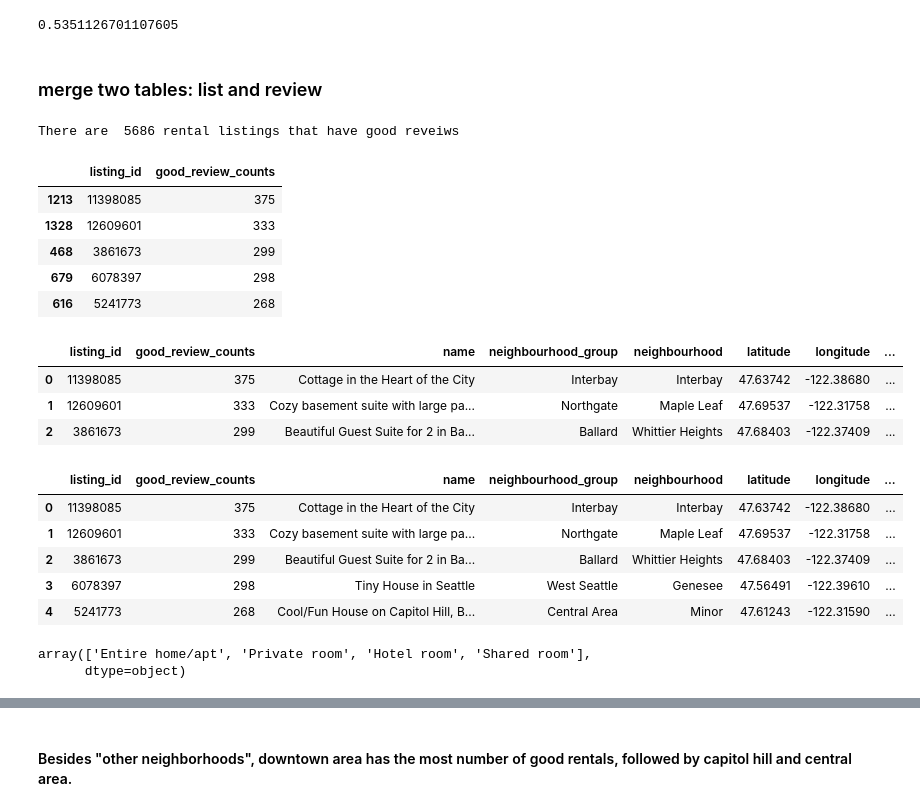
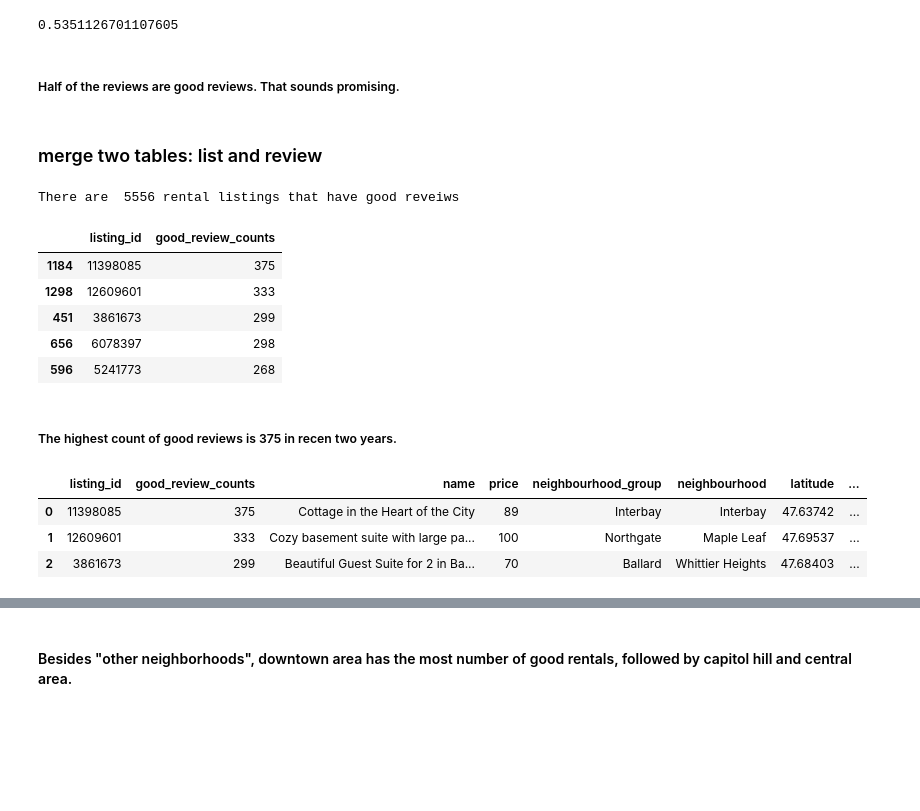
Before and after one commit to texcindy99/Find_My_Favorite_Airbnb_Rental_in_Seattle, a Jupyter notebook: Seattle_Airbnb_Investigation.ipynb, the cells around one changed output, grey strips where cells are left out. Drawn from its saved outputs; the diff is of its cells as text; code cells hidden in the pictures; blank space fills up the shorter version.

```diff
--- a/Seattle_Airbnb_Investigation.ipynb
+++ b/Seattle_Airbnb_Investigation.ipynb
@@ -160,9 +376,9 @@ review.shape
 # %%
 # Get the review list which only containing good reviews in 2018~2020
-words='good|better|best|excellent|perfect|wonderful|unique|great|awesome|nice|pretty|stylish|cute|fabulous \
+keywords='good|better|best|excellent|perfect|wonderful|unique|great|awesome|nice|pretty|stylish|cute|fabulous \
 |spacious|comfortable|comfy|convenient|top|clean|love|like|thank|Thank|appreciat|recommend|friendly|helpful'
 years='2018|2019|2020'
-review_good=review.loc[(review['comments'].str.contains(words) & review['date'].str.contains(years)),['listing_id','id','date']]
+review_good=review.loc[(review['comments'].str.contains(keywords) & review['date'].str.contains(years)),['listing_id','id','date']]
 review_good.shape
 # %% [output]
 (212962, 3)
@@ -171,6 +387,8 @@ review_good.shape
 review_good.shape[0]/review.shape[0]
 # %% [output]
 0.5351126701107605
+# %% [markdown]
+##### Half of the reviews are good reviews. That sounds promising.
 # %% [markdown]
 ### merge two tables: list and review
 # %%
@@ -183,38 +401,25 @@ rental_good.sort_values(by='good_review_counts',ascending=False,inplace=True)
 print('There are ', rental_good.shape[0], 'rental listings that have good reveiws')
 rental_good.head()
 # %% [output]
-There are  5686 rental listings that have good reveiws
+There are  5556 rental listings that have good reveiws
 |  | listing_id | good_review_counts |
-| 1213 | 11398085 | 375 |
-| 1328 | 12609601 | 333 |
-| 468 | 3861673 | 299 |
-| 679 | 6078397 | 298 |
-| 616 | 5241773 | 268 |
+| 1184 | 11398085 | 375 |
+| 1298 | 12609601 | 333 |
+| 451 | 3861673 | 299 |
+| 656 | 6078397 | 298 |
+| 596 | 5241773 | 268 |
+# %% [markdown]
+##### The highest count of good reviews is 375 in recen two years.
 # %%
 # Add more information from list to the dataset
-features=['id','name','neighbourhood_group','neighbourhood','latitude','longitude','room_type','price', \
+features=['id','name','price','neighbourhood_group','neighbourhood','latitude','longitude','room_type','room_type_cat', \
                    'minimum_nights','number_of_reviews','last_review','reviews_per_month', \
                    'calculated_host_listings_count','availability_365']
 rental_good=pd.merge(left=rental_good, right=list[features], left_on='listing_id', right_on='id')
 rental_good.drop(columns='id',inplace=True)
 rental_good.head(3)
 # %% [output]
-|  | listing_id | good_review_counts | name | neighbourhood_group | neighbourhood | latitude | longitude | ... |
-| 0 | 11398085 | 375 | Cottage in the Heart of the City | Interbay | Interbay | 47.63742 | -122.38680 | ... |
-| 1 | 12609601 | 333 | Cozy basement suite with large pa... | Northgate | Maple Leaf | 47.69537 | -122.31758 | ... |
-| 2 | 3861673 | 299 | Beautiful Guest Suite for 2 in Ba... | Ballard | Whittier Heights | 47.68403 | -122.37409 | ... |
+|  | listing_id | good_review_counts | name | price | neighbourhood_group | neighbourhood | latitude | ... |
+| 0 | 11398085 | 375 | Cottage in the Heart of the City | 89 | Interbay | Interbay | 47.63742 | ... |
+| 1 | 12609601 | 333 | Cozy basement suite with large pa... | 100 | Northgate | Maple Leaf | 47.69537 | ... |
+| 2 | 3861673 | 299 | Beautiful Guest Suite for 2 in Ba... | 70 | Ballard | Whittier Heights | 47.68403 | ... |
-# %%
-rental_good['room_type'].unique()
-rental_good.head()
-# %% [output]
-|  | listing_id | good_review_counts | name | neighbourhood_group | neighbourhood | latitude | longitude | ... |
-| 0 | 11398085 | 375 | Cottage in the Heart of the City | Interbay | Interbay | 47.63742 | -122.38680 | ... |
-| 1 | 12609601 | 333 | Cozy basement suite with large pa... | Northgate | Maple Leaf | 47.69537 | -122.31758 | ... |
-| 2 | 3861673 | 299 | Beautiful Guest Suite for 2 in Ba... | Ballard | Whittier Heights | 47.68403 | -122.37409 | ... |
-| 3 | 6078397 | 298 | Tiny House in Seattle | West Seattle | Genesee | 47.56491 | -122.39610 | ... |
-| 4 | 5241773 | 268 | Cool/Fun House on Capitol Hill, B... | Central Area | Minor | 47.61243 | -122.31590 | ... |
-# %%
-rental_good['room_type'].unique()
-# %% [output]
-array(['Entire home/apt', 'Private room', 'Hotel room', 'Shared room'],
-      dtype=object)
```
Also changed, not shown: parts of 50 cells of this notebook.
